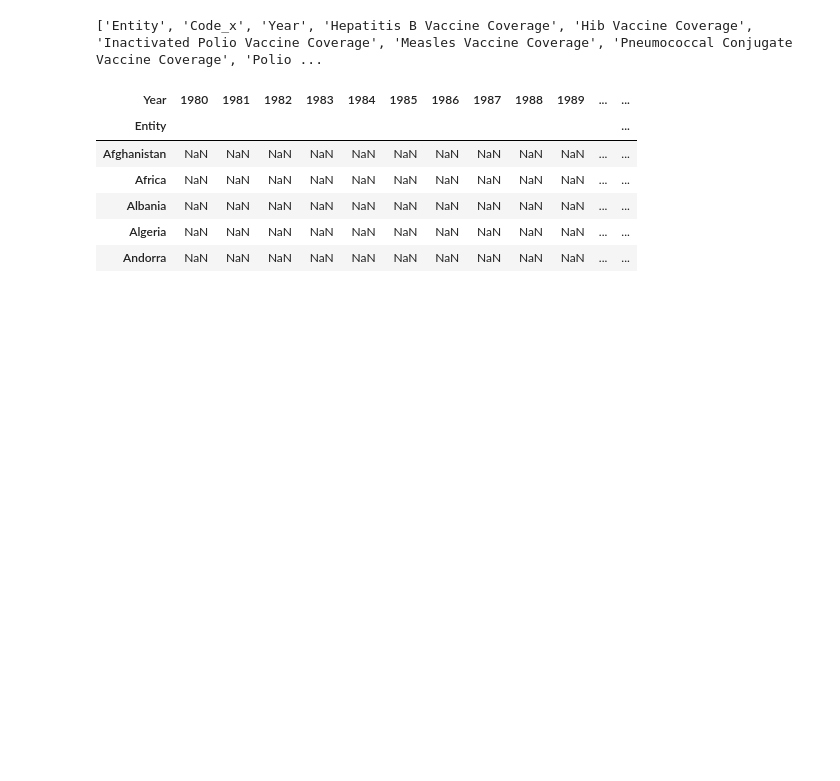
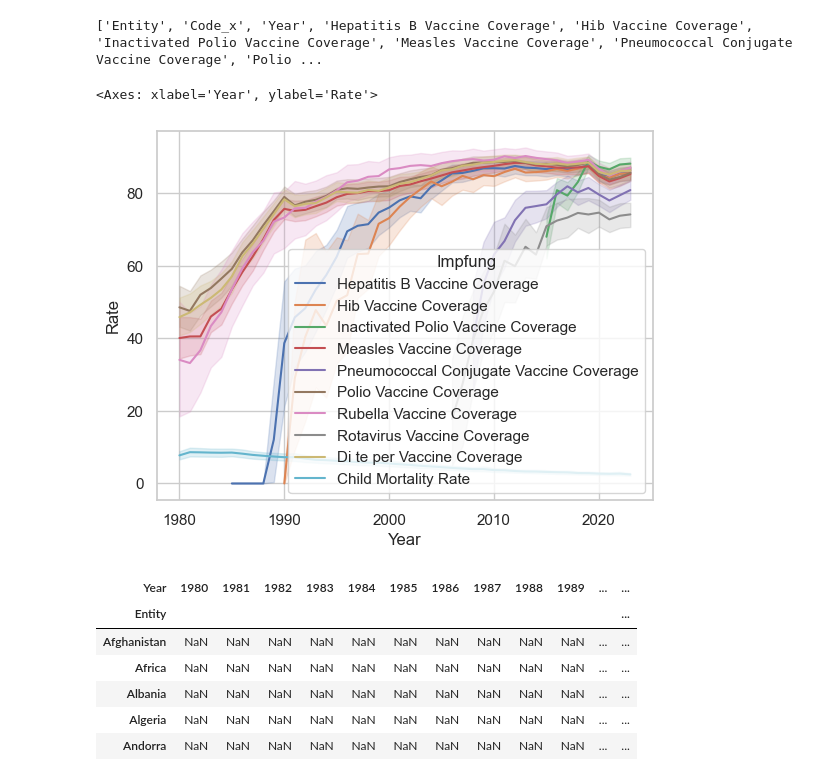
Before and after one commit to gandlea/LN-2-HS2025, a Jupyter notebook: Leistungsnachweis.ipynb, the cells around one changed output. Cells and saved outputs as stored; diff of their text form; code cells hidden in the pictures; blank space fills up the shorter version.

Commit message:
melt

```diff
--- a/Leistungsnachweis.ipynb
+++ b/Leistungsnachweis.ipynb
@@ -58,13 +58,16 @@ print(rename_df.columns.tolist())
 # %% [output]
 ['Entity', 'Code_x', 'Year', 'Hepatitis B Vaccine Coverage', 'Hib Vaccine Coverage', 'Inactivated Polio Vaccine Coverage', 'Measles Vaccine Coverage', 'Pneumococcal Conjugate Vaccine Coverage', 'Polio ...
 # %%
-##df_melted = rename_df.melt(id_vars=["Entity", "Year"],
-                           #value_vars=['Hepatitis B Vaccine Coverage','Hib Vaccine Coverage','Inactivated Polio Vaccine Coverage','Measles Vaccine Coverage','Pneumococcal Conjugate Vaccine Coverage','Polio Vaccine Coverage','Rubella Vaccine Coverage','Rotavirus Vaccine Coverage','Di te per Vaccine Coverage','Child Mortality Rate'],
-                           #var_name="Impfung",
-                           #value_name="Rate")
+df_melted = rename_df.melt(id_vars=["Entity", "Year"],
+                           value_vars=['Hepatitis B Vaccine Coverage','Hib Vaccine Coverage','Inactivated Polio Vaccine Coverage','Measles Vaccine Coverage','Pneumococcal Conjugate Vaccine Coverage','Polio Vaccine Coverage','Rubella Vaccine Coverage','Rotavirus Vaccine Coverage','Di te per Vaccine Coverage','Child Mortality Rate'],
+                           var_name="Impfung",
+                           value_name="Rate")
 # %%
-#import seaborn as sns
-#sns.lineplot(data=df_melted, x="Year", y="Rate", hue="Impfung")
+import seaborn as sns
+sns.lineplot(data=df_melted, x="Year", y="Rate", hue="Impfung")
+# %% [output]
+<Axes: xlabel='Year', ylabel='Rate'>
+[figure, added]
 # %%
 # Pivottabellen erstellen
 df_pivot_hepb = rename_df.pivot(index='Entity', columns="Year", values= 'Hepatitis B Vaccine Coverage')
```
